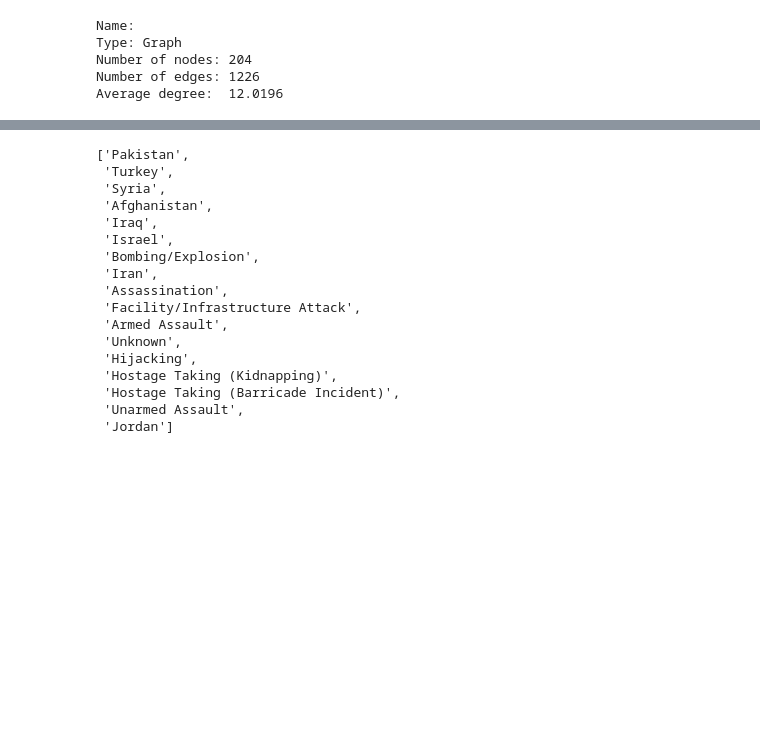
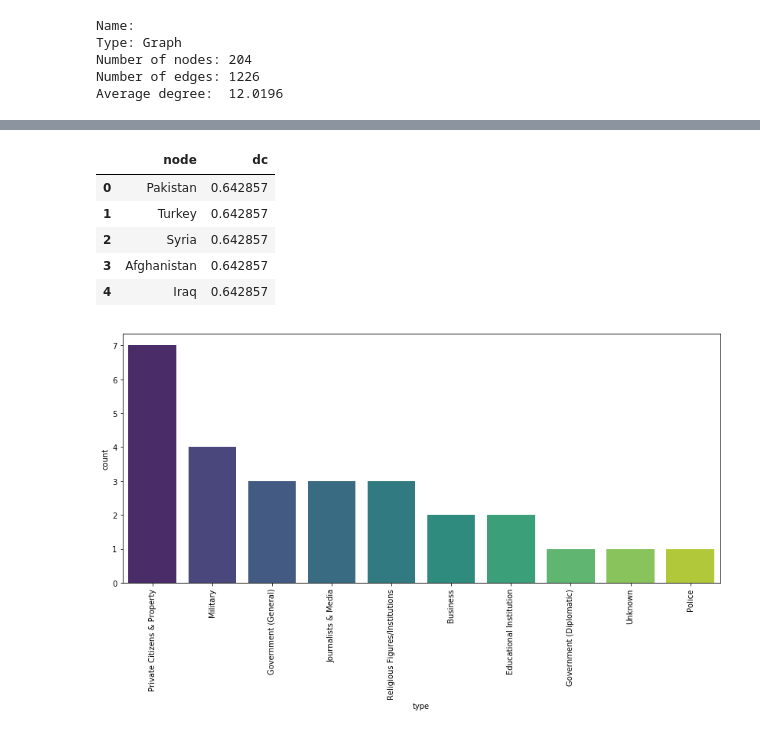
Before and after one commit to kelloggjohnd/Data620-Web_Analytics, a Jupyter notebook: Project 1/terror_EDA.ipynb, the cells around one changed output, grey strips where cells are left out. Drawn from its saved outputs; the diff is of its cells as text; code cells hidden in the pictures; blank space fills up the shorter version.

```diff
--- a/Project 1/terror_EDA.ipynb
+++ b/Project 1/terror_EDA.ipynb
@@ -101,26 +114,30 @@ sorted(eigen_H,
 # %%
 degree_H = nx.degree_centrality(H)
-sorted(degree_H,
-      key=degree_H.get,
+degree_sort = sorted(degree_H.items(),
+      key=lambda x:x[1],
       reverse=True)
+degree_df = pd.DataFrame(degree_sort, columns=['node', 'dc'])
+degree_df.head()
 # %% [output]
-['Pakistan',
- 'Turkey',
- 'Syria',
- 'Afghanistan',
- 'Iraq',
- 'Israel',
- 'Bombing/Explosion',
- 'Iran',
- 'Assassination',
- 'Facility/Infrastructure Attack',
- 'Armed Assault',
- 'Unknown',
- 'Hijacking',
- 'Hostage Taking (Kidnapping)',
- 'Hostage Taking (Barricade Incident)',
- 'Unarmed Assault',
- 'Jordan']
+|  | node | dc |
+| 0 | Pakistan | 0.642857 |
+| 1 | Turkey | 0.642857 |
+| 2 | Syria | 0.642857 |
+| 3 | Afghanistan | 0.642857 |
+| 4 | Iraq | 0.642857 |
+# %%
+degree_list = degree_df[degree_df.dc > .50].node.to_list()
+test_df = test_df[test_df.source.isin(degree_list)]
+# %%
+plt.figure(figsize=(14,6))
+sns.countplot(data=test_df,
+              x='type',
+              palette='viridis',
+              order=test_df.type.value_counts().index)
+plt.xticks(rotation=90)
+plt.show()
+# %% [output]
+[figure, added]
 # %%
 ter_df_sub =  ter_df[ter_df.country_txt.isin(us_involved)]
 ter_df_sub['ID'] = np.arange(len(ter_df_sub))
```
Also changed, not shown: parts of 9 cells of this notebook, 1 other file.
